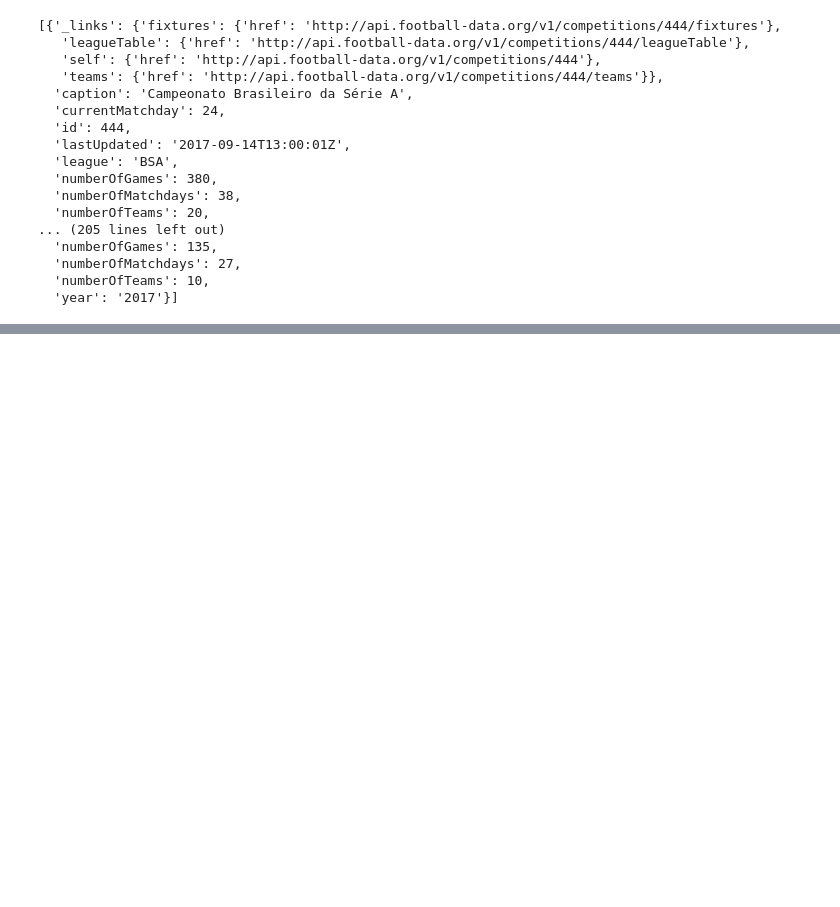
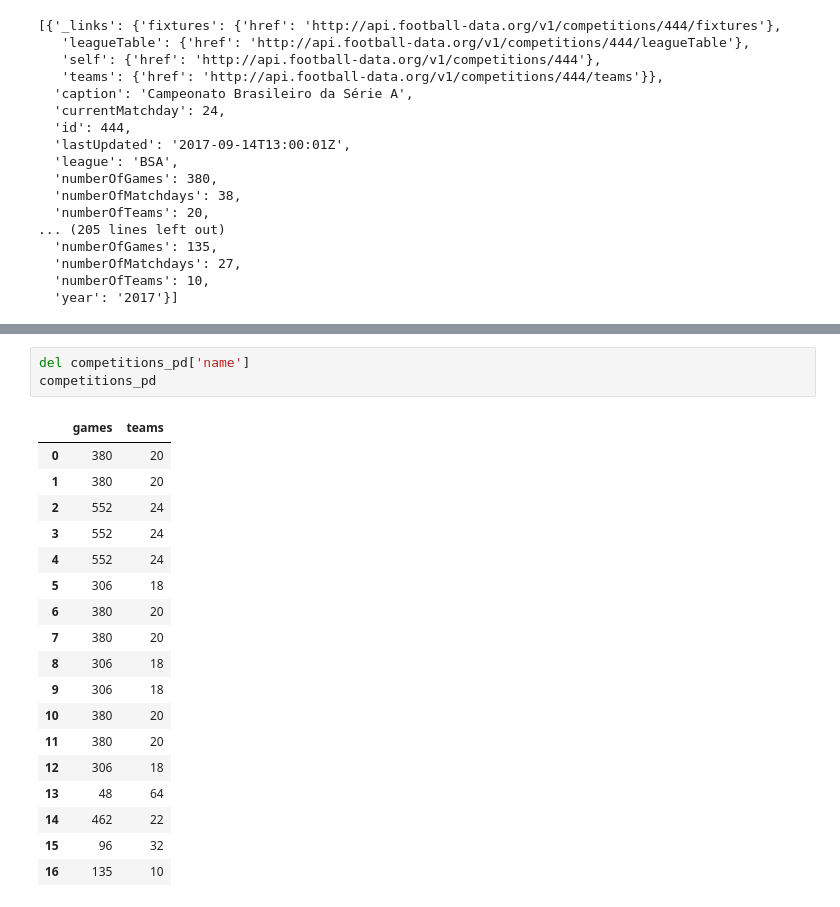
Before and after one commit to SerjKanunnikov/python_homework_4_3, a Jupyter notebook: python_homework_4_3.ipynb, the cells around one changed output, grey strips where cells are left out. Drawn from its saved outputs; the diff is of its cells as text; blank space fills up the shorter version.

```diff
--- a/python_homework_4_3.ipynb
+++ b/python_homework_4_3.ipynb
@@ -65,0 +112,22 @@ Australian A-League, date: 2017, games played: 135
+# %%
+del competitions_pd['name']
+competitions_pd
+# %% [output]
+|  | games | teams |
+| 0 | 380 | 20 |
+| 1 | 380 | 20 |
+| 2 | 552 | 24 |
+| 3 | 552 | 24 |
+| 4 | 552 | 24 |
+| 5 | 306 | 18 |
+| 6 | 380 | 20 |
+| 7 | 380 | 20 |
+| 8 | 306 | 18 |
+| 9 | 306 | 18 |
+| 10 | 380 | 20 |
+| 11 | 380 | 20 |
+| 12 | 306 | 18 |
+| 13 | 48 | 64 |
+| 14 | 462 | 22 |
+| 15 | 96 | 32 |
+| 16 | 135 | 10 |
```
Also changed, not shown: parts of 10 cells of this notebook.
